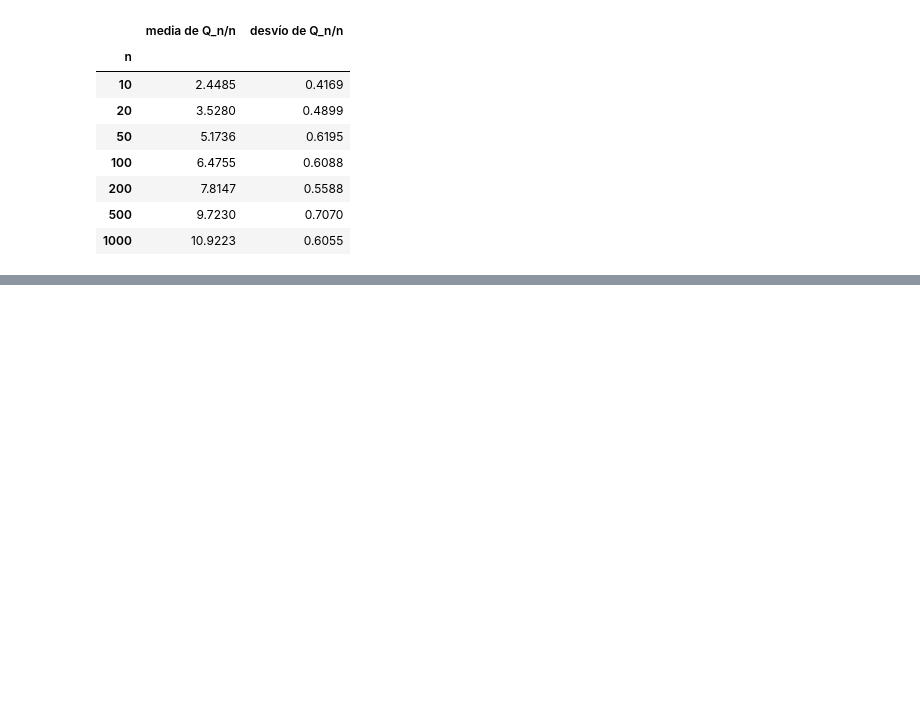
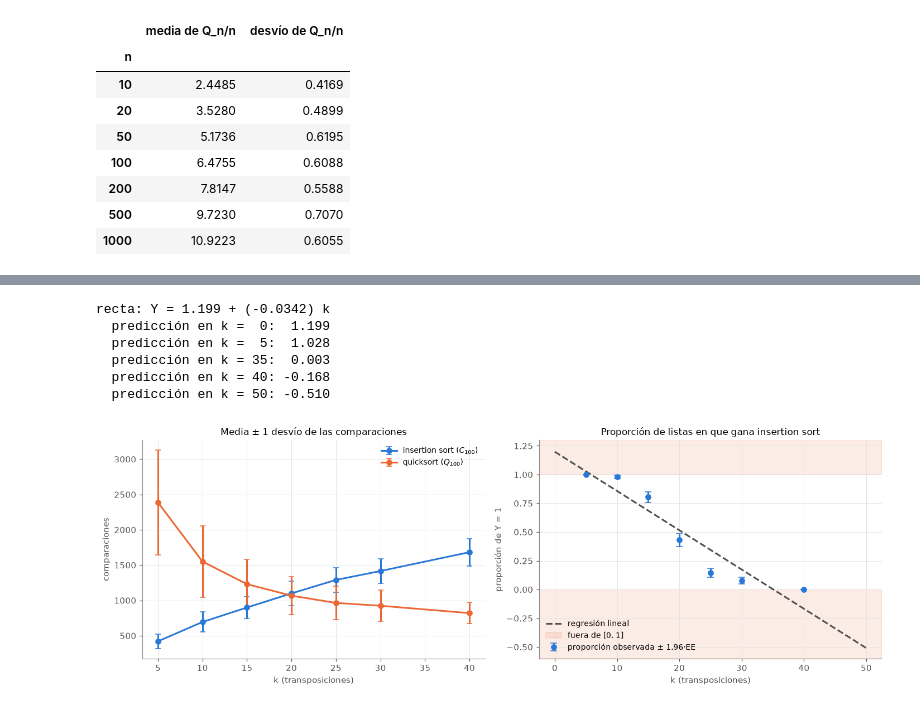
Before and after one commit to fdllrs/estadistica-computacional-tp, a Jupyter notebook: bloque4.ipynb, the cells around one changed output, grey strips where cells are left out. Saved outputs shown, nothing was run; the diff lists cells and outputs as text; code cells hidden in the pictures; blank space fills up the shorter version.

```diff
--- a/bloque4.ipynb
+++ b/bloque4.ipynb
@@ -398,0 +545,18 @@ Shapiro-Wilk, residuos (todos los n): W = 0.9613, p-valor = 7.67e-19
+# %%
+ks = [5, 10, 15, 20, 25, 30, 40]
+N_k = 300
+
+filas = []
+for k in ks:
+    filas += medir("insertion_vs_quick", ["insertion", "quick_primero"], n=100, N=N_k, rng=rng, k=k)
+
+# una fila por lista, con C (comparaciones de insertion) y Q (comparaciones de quicksort)
+datos = (pd.DataFrame(filas)
+         .pivot_table(index=["k", "lista"], columns="algoritmo", values="comparaciones")
+         .rename(columns={"insertion": "C", "quick_primero": "Q"})
+         .reset_index())
+datos["Y"] = (datos["C"] < datos["Q"]).astype(int)
+
+print(f"{len(datos)} listas ({N_k} por cada k)")
+print(f"empates C = Q: {(datos['C'] == datos['Q']).sum()} (cuentan como Y = 0)")
+datos.head()
@@ -398,0 +578,47 @@ Shapiro-Wilk, residuos (todos los n): W = 0.9613, p-valor = 7.67e-19
+# %%
+por_k = datos.groupby("k").agg(p=("Y", "mean"), C=("C", "mean"), Q=("Q", "mean"),
+                                sC=("C", "std"), sQ=("Q", "std"))
+por_k["ee"] = np.sqrt(por_k["p"] * (1 - por_k["p"]) / N_k)
+
+# Regresión lineal de Y en k (cuadrados mínimos)
+X = sm.add_constant(datos["k"])
+lineal = sm.OLS(datos["Y"], X).fit()
+a_lin, b_lin = lineal.params
+print(f"recta: Y = {a_lin:.3f} + ({b_lin:.4f}) k")
+for k0 in [0, 5, 35, 40, 50]:
+    print(f"  predicción en k = {k0:>2}: {a_lin + b_lin * k0:6.3f}")
+
+fig, (ax1, ax2) = plt.subplots(1, 2, figsize=(13, 4.5))
+
+# Izquierda: comparaciones medias de cada algoritmo
+ax1.errorbar(por_k.index, por_k["C"], yerr=por_k["sC"], fmt="o-", color=AZUL, capsize=3,
+             label="insertion sort ($C_{100}$)")
+ax1.errorbar(por_k.index, por_k["Q"], yerr=por_k["sQ"], fmt="o-", color=NARANJA, capsize=3,
+             label="quicksort ($Q_{100}$)")
+ax1.set_xlabel("k (transposiciones)")
+ax1.set_ylabel("comparaciones")
+ax1.set_title("Media ± 1 desvío de las comparaciones")
+ax1.legend()
+
+# Derecha: proporción de Y = 1 y la recta
+ax2.errorbar(por_k.index, por_k["p"], yerr=1.96 * por_k["ee"], fmt="o", color=AZUL, capsize=4,
+             label="proporción observada ± 1,96·EE")
+grilla = np.linspace(0, 50, 200)
+ax2.plot(grilla, a_lin + b_lin * grilla, "--", color=GRIS, label="regresión lineal")
+ax2.axhspan(1, 1.3, color=NARANJA, alpha=0.12)
+ax2.axhspan(-0.6, 0, color=NARANJA, alpha=0.12, label="fuera de [0, 1]")
+ax2.set_ylim(-0.6, 1.3)
+ax2.set_xlabel("k (transposiciones)")
+ax2.set_ylabel("proporción de Y = 1")
+ax2.set_title("Proporción de listas en que gana insertion sort")
+ax2.legend(loc="lower left")
+plt.tight_layout()
+plt.show()
+# %% [output]
+recta: Y = 1.199 + (-0.0342) k
+  predicción en k =  0:  1.199
+  predicción en k =  5:  1.028
+  predicción en k = 35:  0.003
+  predicción en k = 40: -0.168
+  predicción en k = 50: -0.510
+[figure, added]
```
Also changed, not shown: parts of 41 cells of this notebook, 2 other files.
